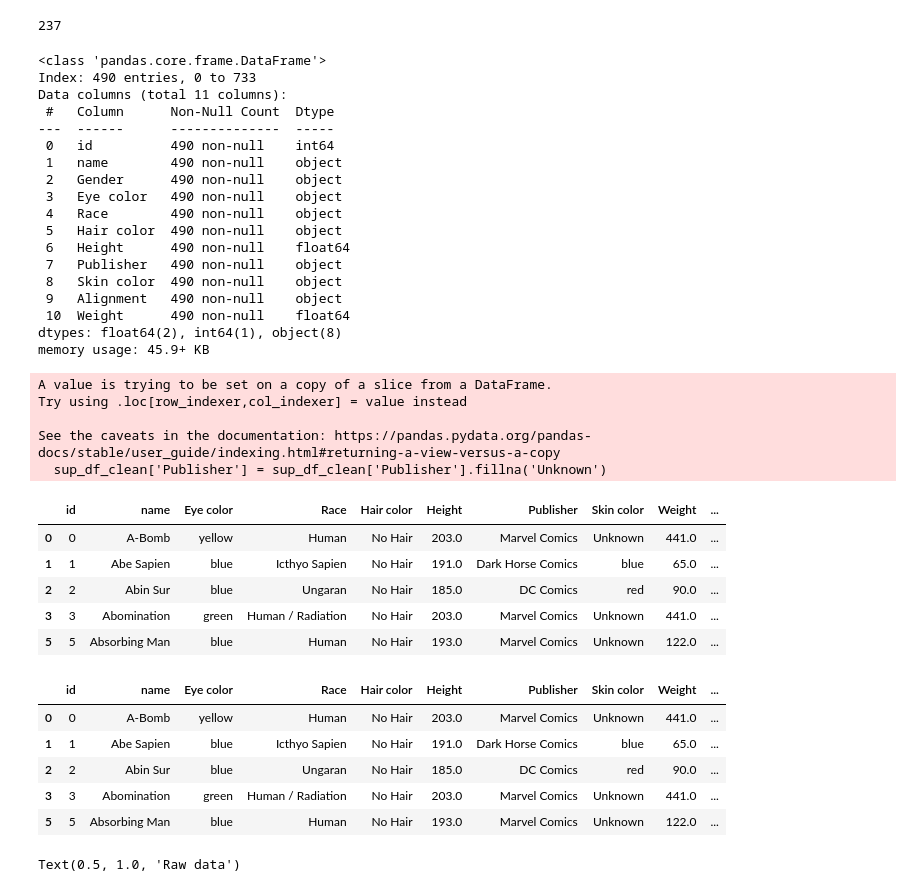
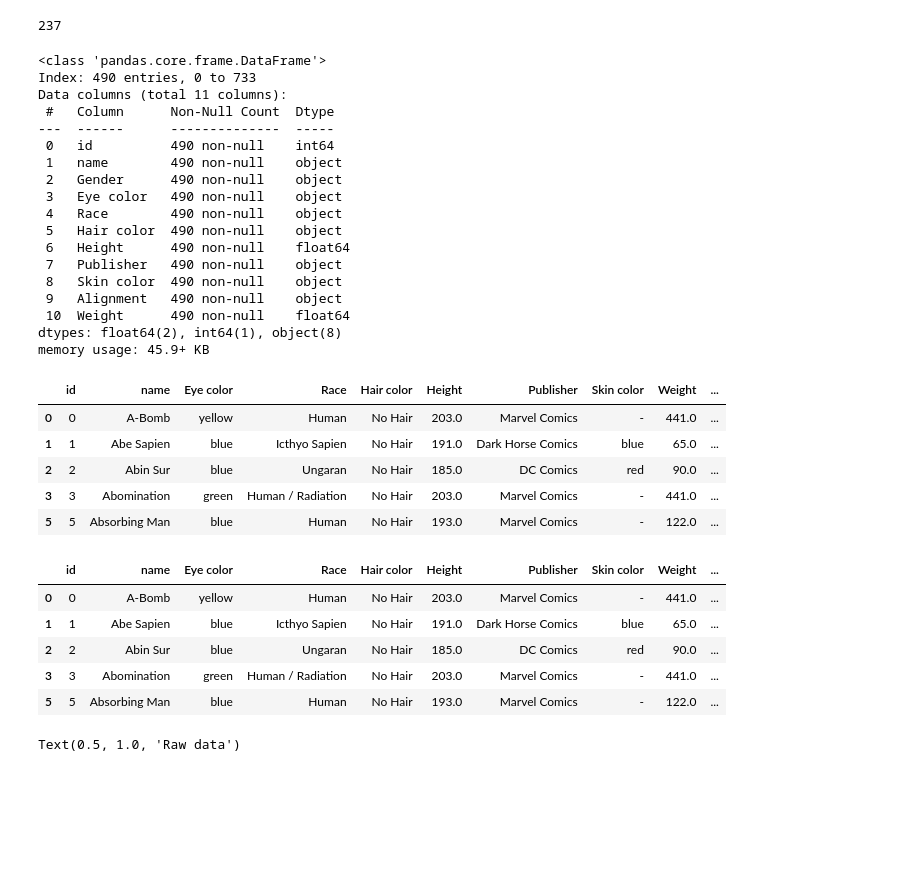
Before and after one commit to Carkules/machine_learning_intro, a Jupyter notebook: list_1/list_1.ipynb, the cells around one changed output. Drawn from its saved outputs; the diff is of its cells as text; code cells hidden in the pictures; blank space fills up the shorter version.

```diff
--- a/list_1/list_1.ipynb
+++ b/list_1/list_1.ipynb
@@ -276,11 +307,14 @@ print(count)
 # %% [output]
 237
 # %%
-sup_df_clean = sup_df[(sup_df['Height'] >= 0) & (sup_df['Weight'] >= 0)]
+sup_df_clean = sup_df[(sup_df['Height'] >= 0) & (sup_df['Weight'] >= 0)].copy()
 sup_df_clean['Publisher'] = sup_df_clean['Publisher'].fillna('Unknown')
 sup_df_clean = sup_df_clean.dropna(subset=['Weight'])
 sup_df_clean.rename(columns={'Unnamed: 0': 'id'}, inplace=True)
-sup_df_clean.replace('-', 'Unknown', inplace=True)
+sup_df_clean.replace({
+    'Gender': {'-': 'other/unknown'},
+    'Alignment': {'-': 'unknown'}
+}, inplace=True)
 sup_df_clean.info()
 # %% [output]
 <class 'pandas.core.frame.DataFrame'>
@@ -301,11 +335,6 @@ Data columns (total 11 columns):
  10  Weight      490 non-null    float64
 dtypes: float64(2), int64(1), object(8)
 memory usage: 45.9+ KB
-A value is trying to be set on a copy of a slice from a DataFrame.
-Try using .loc[row_indexer,col_indexer] = value instead
-
-See the caveats in the documentation: https://pandas.pydata.org/pandas-docs/stable/user_guide/indexing.html#returning-a-view-versus-a-copy
-  sup_df_clean['Publisher'] = sup_df_clean['Publisher'].fillna('Unknown')
 # %%
 sp_cat_cols = ['Gender', 'Alignment']
 
@@ -314,25 +343,27 @@ sup_df_cat = pd.get_dummies(sup_df_clean, columns = sp_cat_cols)
 sup_df_cat.head()
 # %% [output]
 |  | id | name | Eye color | Race | Hair color | Height | Publisher | Skin color | Weight | ... |
-| 0 | 0 | A-Bomb | yellow | Human | No Hair | 203.0 | Marvel Comics | Unknown | 441.0 | ... |
+| 0 | 0 | A-Bomb | yellow | Human | No Hair | 203.0 | Marvel Comics | - | 441.0 | ... |
 | 1 | 1 | Abe Sapien | blue | Icthyo Sapien | No Hair | 191.0 | Dark Horse Comics | blue | 65.0 | ... |
 | 2 | 2 | Abin Sur | blue | Ungaran | No Hair | 185.0 | DC Comics | red | 90.0 | ... |
-| 3 | 3 | Abomination | green | Human / Radiation | No Hair | 203.0 | Marvel Comics | Unknown | 441.0 | ... |
-| 5 | 5 | Absorbing Man | blue | Human | No Hair | 193.0 | Marvel Comics | Unknown | 122.0 | ... |
+| 3 | 3 | Abomination | green | Human / Radiation | No Hair | 203.0 | Marvel Comics | - | 441.0 | ... |
+| 5 | 5 | Absorbing Man | blue | Human | No Hair | 193.0 | Marvel Comics | - | 122.0 | ... |
 # %%
+from sklearn.preprocessing import RobustScaler
+rb_scaler = RobustScaler()
+
 sup_num_cols = ['Height', 'Weight']
-sup_st_cols = ['Height_st', 'Weight_st']
-
-sup_df_cat[sup_st_cols] = scaler_st.fit_transform(sup_df_cat[sup_num_cols])
+sup_rb_cols = ['Height_rb', 'Weight_rb']
+sup_df_cat[sup_rb_cols] = rb_scaler.fit_transform(sup_df_cat[sup_num_cols])
 
 sup_df_cat.head()
 # %% [output]
 |  | id | name | Eye color | Race | Hair color | Height | Publisher | Skin color | Weight | ... |
-| 0 | 0 | A-Bomb | yellow | Human | No Hair | 203.0 | Marvel Comics | Unknown | 441.0 | ... |
+| 0 | 0 | A-Bomb | yellow | Human | No Hair | 203.0 | Marvel Comics | - | 441.0 | ... |
 | 1 | 1 | Abe Sapien | blue | Icthyo Sapien | No Hair | 191.0 | Dark Horse Comics | blue | 65.0 | ... |
 | 2 | 2 | Abin Sur | blue | Ungaran | No Hair | 185.0 | DC Comics | red | 90.0 | ... |
-| 3 | 3 | Abomination | green | Human / Radiation | No Hair | 203.0 | Marvel Comics | Unknown | 441.0 | ... |
-| 5 | 5 | Absorbing Man | blue | Human | No Hair | 193.0 | Marvel Comics | Unknown | 122.0 | ... |
+| 3 | 3 | Abomination | green | Human / Radiation | No Hair | 203.0 | Marvel Comics | - | 441.0 | ... |
+| 5 | 5 | Absorbing Man | blue | Human | No Hair | 193.0 | Marvel Comics | - | 122.0 | ... |
 # %%
 plt.scatter(sup_df_cat[sup_num_cols[0]], sup_df_cat[sup_num_cols[1]])
 plt.xlabel(sup_num_cols[0])
```
Also changed, not shown: parts of 9 cells of this notebook, 1 other file.
